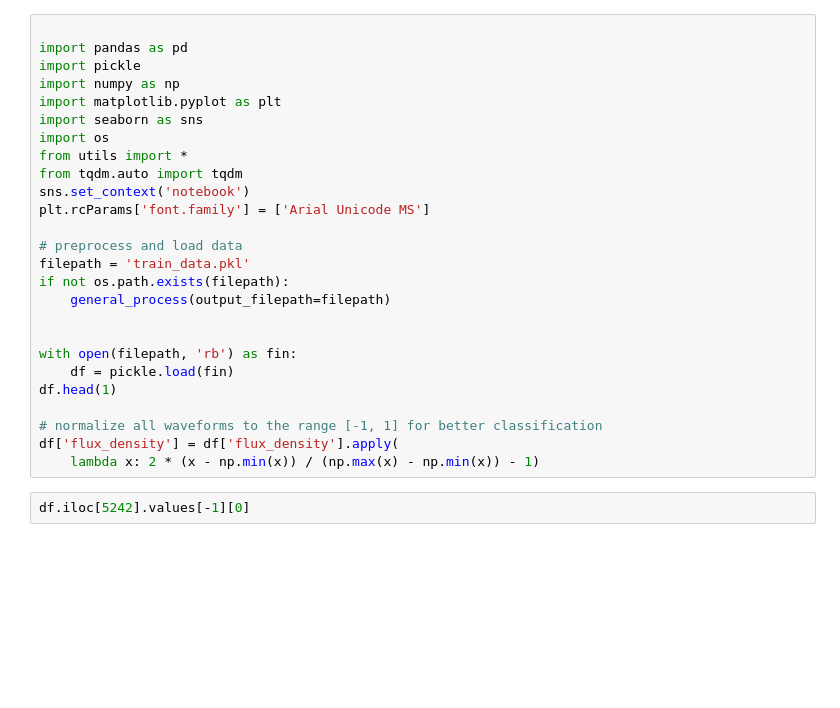
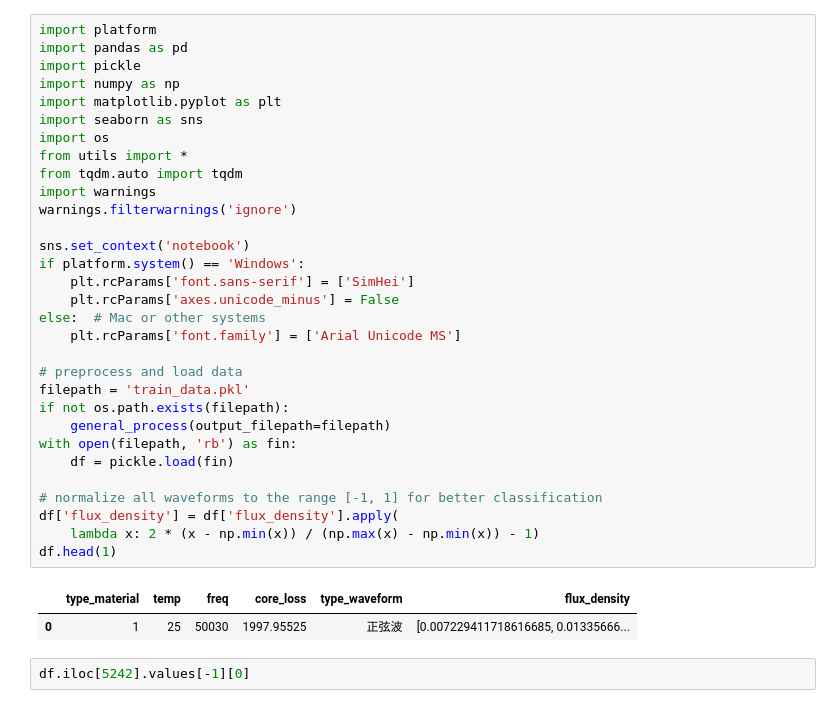
Before and after one commit to DURUII/Contest-CPMCM2024-C, a Jupyter notebook: Prob1.ipynb, the cells around one changed output. Drawn from its saved outputs; the diff is of its cells as text; blank space fills up the shorter version.

```diff
--- a/Prob1.ipynb
+++ b/Prob1.ipynb
@@ -1,29 +1,37 @@
 # %%
-
+import platform
 import pandas as pd
 import pickle
 import numpy as np
 import matplotlib.pyplot as plt
 import seaborn as sns
 import os
 from utils import *
 from tqdm.auto import tqdm
+import warnings
+warnings.filterwarnings('ignore')
+
 sns.set_context('notebook')
-plt.rcParams['font.family'] = ['Arial Unicode MS']
+if platform.system() == 'Windows':
+    plt.rcParams['font.sans-serif'] = ['SimHei']
+    plt.rcParams['axes.unicode_minus'] = False
+else:  # Mac or other systems
+    plt.rcParams['font.family'] = ['Arial Unicode MS']
 
 # preprocess and load data
 filepath = 'train_data.pkl'
 if not os.path.exists(filepath):
     general_process(output_filepath=filepath)
-
-
 with open(filepath, 'rb') as fin:
     df = pickle.load(fin)
-df.head(1)
 
 # normalize all waveforms to the range [-1, 1] for better classification
 df['flux_density'] = df['flux_density'].apply(
     lambda x: 2 * (x - np.min(x)) / (np.max(x) - np.min(x)) - 1)
+df.head(1)
+# %% [output]
+|  | type_material | temp | freq | core_loss | type_waveform | flux_density |
+| 0 | 1 | 25 | 50030 | 1997.95525 | 正弦波 | [0.007229411718616685, 0.01335666... |
 # %%
 df.iloc[5242].values[-1][0]
 # %% [output]
```
Also changed, not shown: parts of 7 cells of this notebook.
